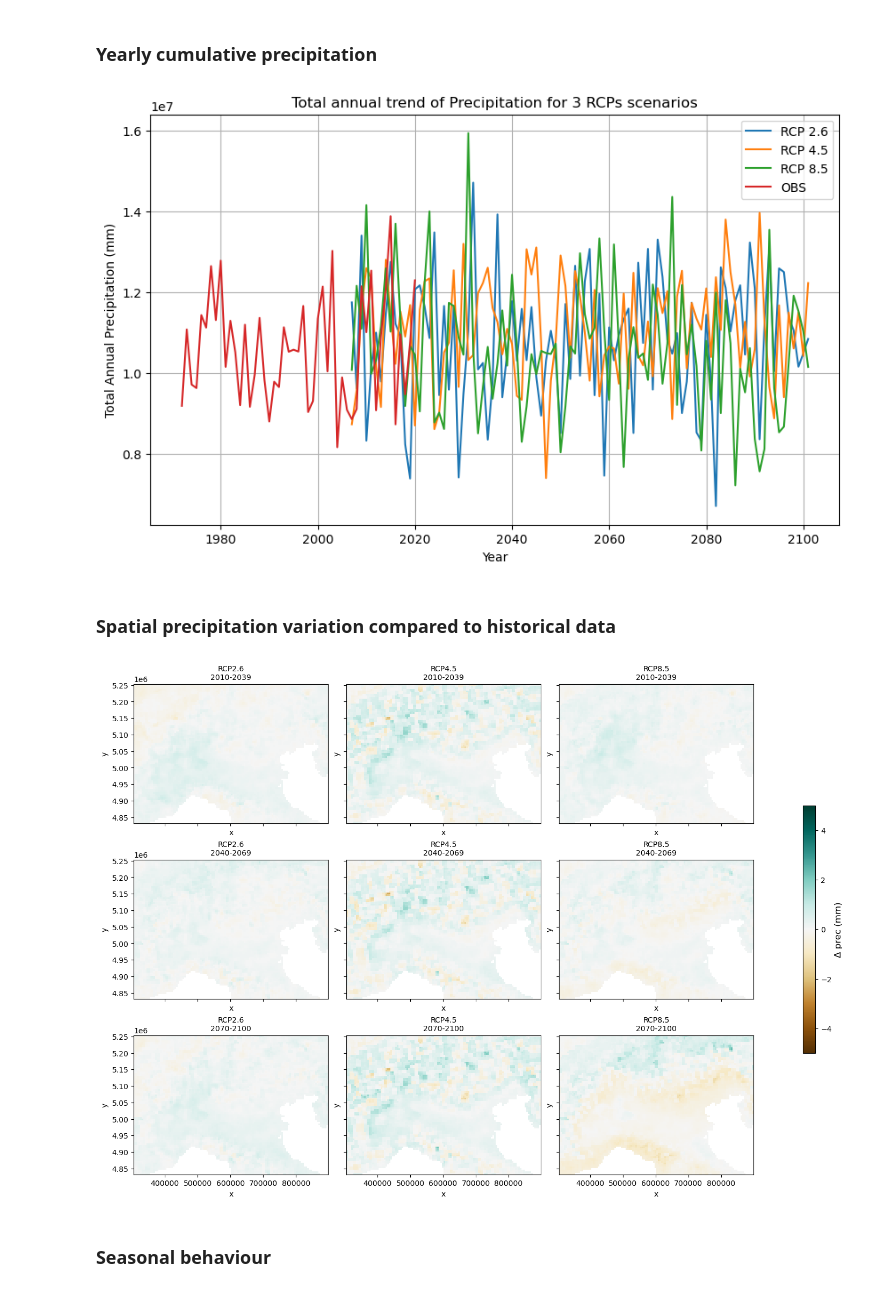
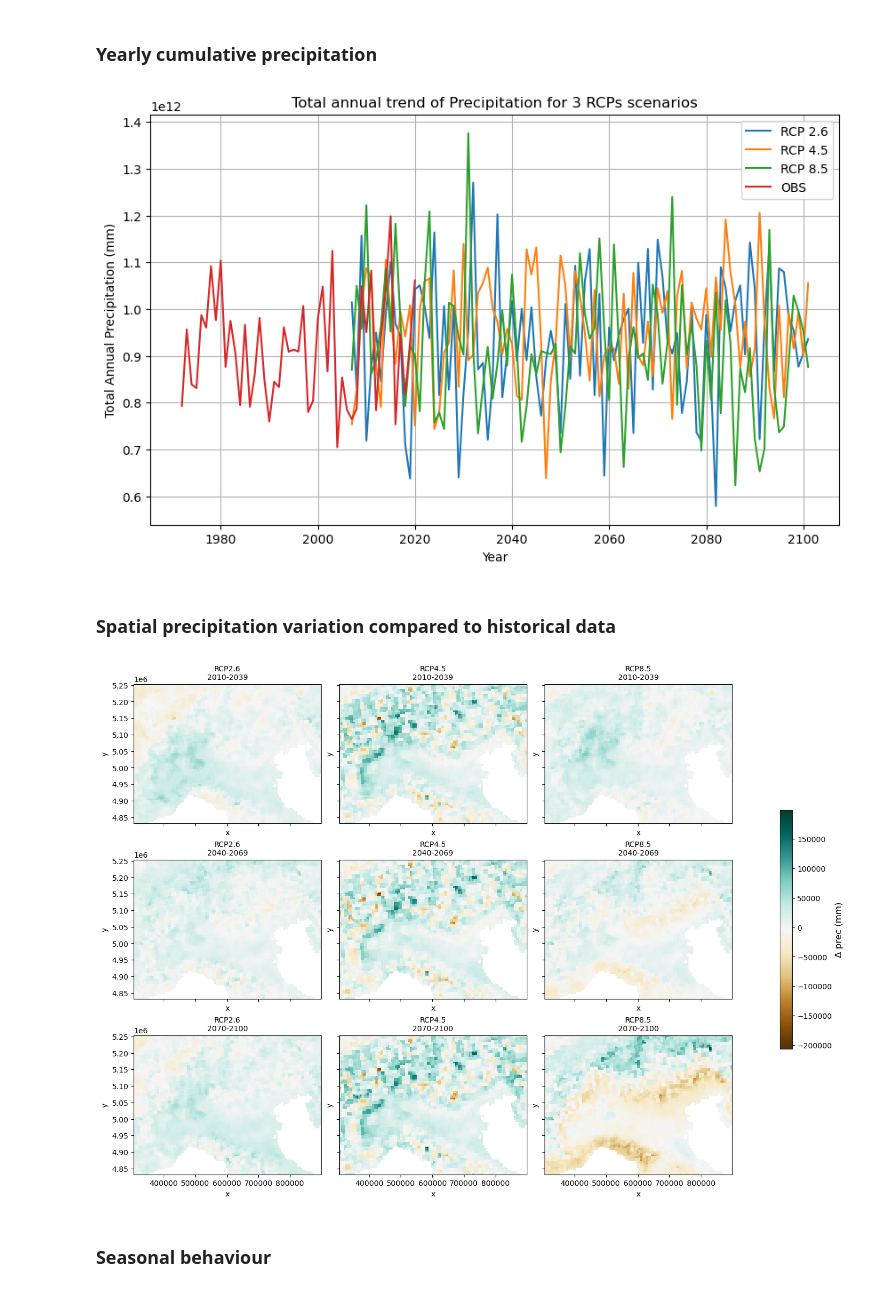
Before and after one commit to veronicapiuri/climate-netcdf-analysis, a Jupyter notebook: climate_analysis.ipynb, the cells around one changed output. Cells and saved outputs as stored; diff of their text form; code cells hidden in the pictures.

```diff
--- a/climate_analysis.ipynb
+++ b/climate_analysis.ipynb
@@ -468,6 +468,12 @@ ds_obs = xr.open_mfdataset(
 # %% [markdown]
 ### Yearly cumulative precipitation
 # %%
+# Conversion to mm
+ds_rcp26 = ds_rcp26*86400
+ds_rcp45 = ds_rcp45*86400
+ds_rcp85 = ds_rcp85*86400
+ds_obs = ds_obs*86400
+
 # Cumulative on spatial domain (lat e lon)
 pr_spatial_mean_26 = ds_rcp26["pr"].sum(dim=["y","x"])
 pr_spatial_mean_45 = ds_rcp45["pr"].sum(dim=["y","x"])
@@ -495,75 +501,78 @@ plt.legend()
 plt.grid(True)
 plt.show()
 # %% [output]
-[figure, old version]
+[figure, new version]
 # %% [markdown]
 ### Spatial precipitation variation compared to historical data
 # %%
+# compute observed mean (1980–2019) and load on RAM
 obs_renamed = ds_obs.rename({'Easting': 'x', 'Northing': 'y'})
-
-# Calcola la media osservata (1980–2023) e carica in RAM
 obs_period_mean = obs_renamed['pr'].sel(time=slice("1980", "2019")).mean(dim='time').load()
 
-# Definisci scenari RCP e dataset associati
+# Define scenarios
 rcps = [
     ("RCP2.6", ds_rcp26),
     ("RCP4.5", ds_rcp45),
     ("RCP8.5", ds_rcp85)
 ]
 
-# Definisci i periodi temporali
+# Define time slices
 periods = [
     ("2010-2039", "2010", "2039"),
     ("2040-2069", "2040", "2069"),
     ("2070-2100", "2070", "2099")
 ]
 
-# Precalcola le medie RCP per ogni periodo
+# compute means
 rcp_means = {}
+all_diffs = []
+
 for rcp_label, ds_rcp in rcps:
     rcp_means[rcp_label] = {}
     for period_label, start, end in periods:
-        mean_val = ds_rcp['pr'].sel(time=slice(start, end)).mean(dim='time')
-        rcp_means[rcp_label][period_label] = mean_val.load()
+        mean_val = ds_rcp['pr'].sel(time=slice(start, end)).mean(dim='time').load()
+        rcp_means[rcp_label][period_label] = mean_val
 
-# Calcola maschera valida globale (dove OBS ha dati)
-valid_mask = ~np.isnan(obs_period_mean)
+        # Difference compared with observed
+        diff = xr.where(~np.isnan(obs_period_mean) & ~np.isnan(mean_val), mean_val - obs_period_mean, np.nan)
+        all_diffs.append(diff)
 
-# Imposta limiti comuni per la colorbar
-vmin = -5
-vmax = 5
+# compute limits for colorbar
+combined_diff = xr.concat(all_diffs, dim='dummy')  # dummy dimension for concat
+vmin = float(combined_diff.min(skipna=True))
+vmax = float(combined_diff.max(skipna=True))
 
-# Crea figura
+# Create figure
 fig, axes = plt.subplots(nrows=3, ncols=3, figsize=(14, 10),
                          sharex=True, sharey=True, constrained_layout=True)
 
-# Loop sui plot
+# Loop on plot
 for i, (period_label, start, end) in enumerate(periods):
     for j, (rcp_label, ds_rcp) in enumerate(rcps):
         ax = axes[i, j]
 
         # Recupera media precalcolata
         rcp_period_mean = rcp_means[rcp_label][period_label]
 
         # Maschera i NaN condivisi
-        diff_map = xr.where(valid_mask & ~np.isnan(rcp_period_mean),
+        diff_map = xr.where(~np.isnan(obs_period_mean) & ~np.isnan(rcp_period_mean),
                             rcp_period_mean - obs_period_mean,
                             np.nan)
 
         # Plot senza colorbar
         im = diff_map.plot(ax=ax, cmap='BrBG', vmin=vmin, vmax=vmax, add_colorbar=False)
 
         ax.set_title(f"{rcp_label}\n{period_label}", fontsize=10)
 
-# Colorbar condivisa coerente
+# Colorbar shared
 sm = mpl.cm.ScalarMappable(cmap='BrBG', norm=mpl.colors.Normalize(vmin=vmin, vmax=vmax))
-sm.set_array([])  # necessario per la colorbar standalone
+sm.set_array([])
 cbar = fig.colorbar(sm, ax=axes, orientation='vertical', fraction=0.02, pad=0.08)
 cbar.set_label("Δ prec (mm)", fontsize=12)
 
 plt.show()
 # %% [output]
-[figure, old version]
+[figure, new version]
 # %% [markdown]
 ### Seasonal behaviour
 # %%
```
Also changed, not shown: parts of 15 cells of this notebook.
